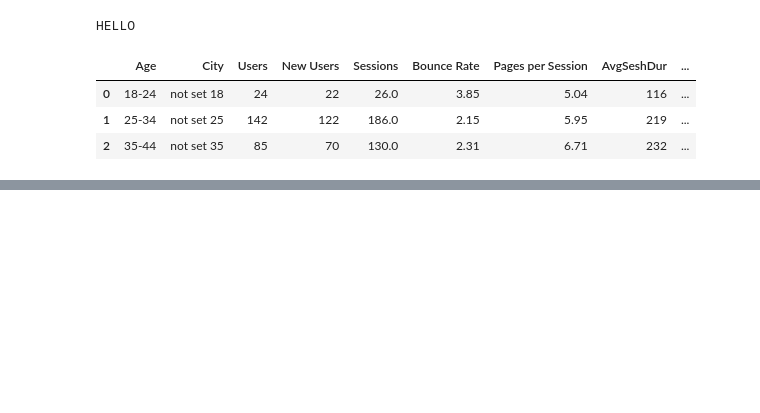
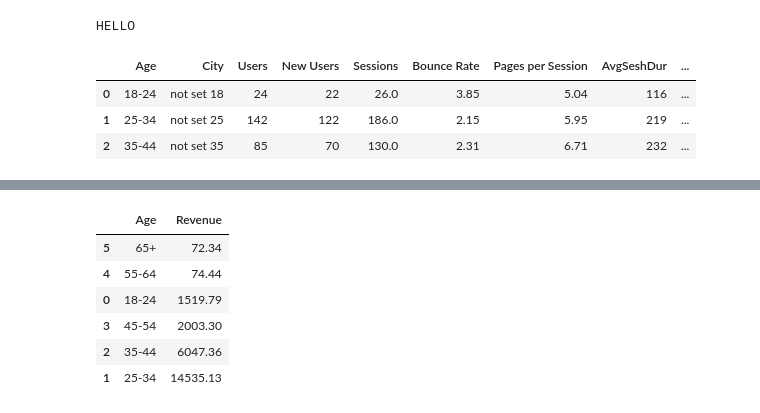
Before and after one commit to gseba/jaguars_project, a Jupyter notebook: Segment_City.ipynb, the cells around one changed output, grey strips where cells are left out. Cells and saved outputs as stored; diff of their text form; code cells hidden in the pictures; blank space fills up the shorter version.

```diff
--- a/Segment_City.ipynb
+++ b/Segment_City.ipynb
@@ -149,0 +188,13 @@ Name: Pages per Session, Length: 86, dtype: float64
+# %%
+demo_age_city_.loc[demo_age_city_['Age'] == '18-24']
+test4 = demo_age_city_.groupby('Age').sum().reset_index()
+test4 = test4.sort_values('Revenue', ascending = True)
+test4
+# %% [output]
+|  | Age | Revenue |
+| 5 | 65+ | 72.34 |
+| 4 | 55-64 | 74.44 |
+| 0 | 18-24 | 1519.79 |
+| 3 | 45-54 | 2003.30 |
+| 2 | 35-44 | 6047.36 |
+| 1 | 25-34 | 14535.13 |
```
Also changed, not shown: parts of 4 cells of this notebook.
